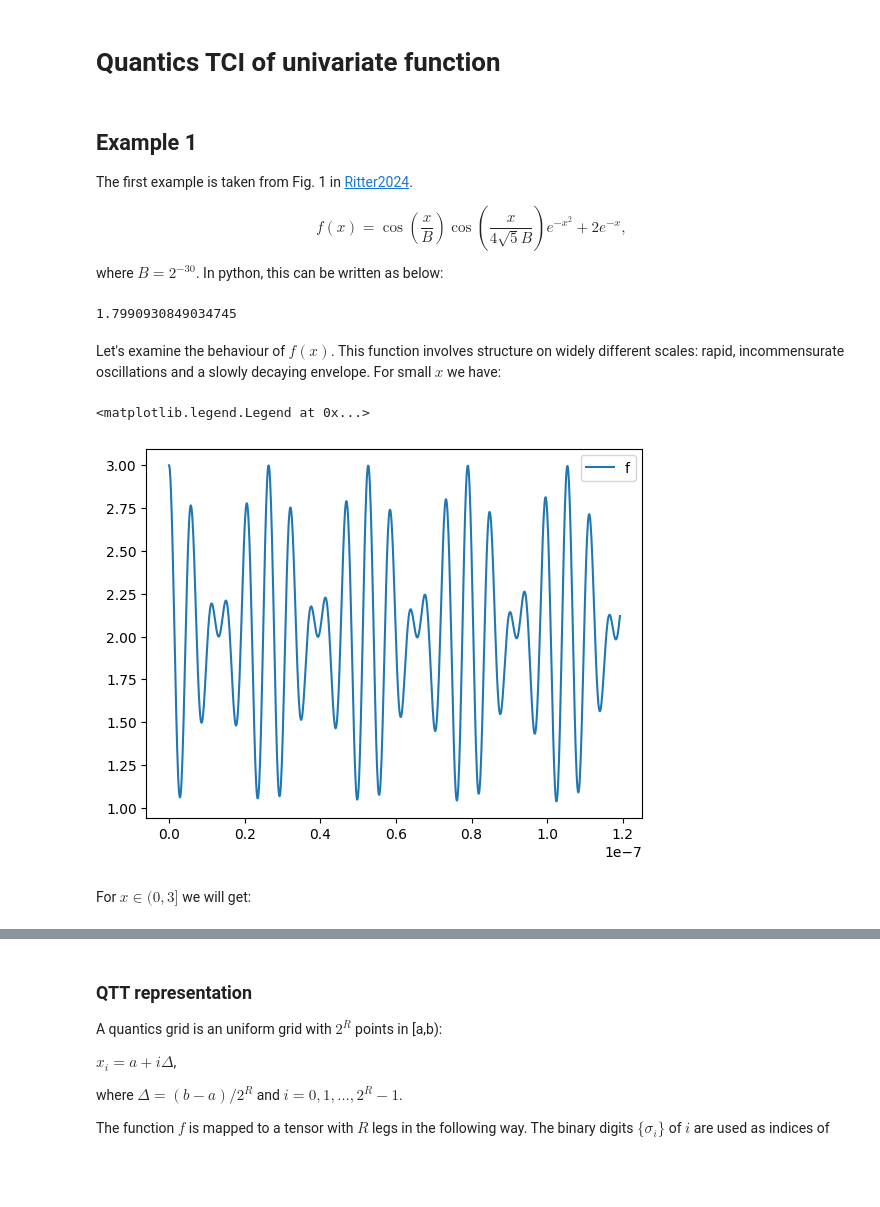
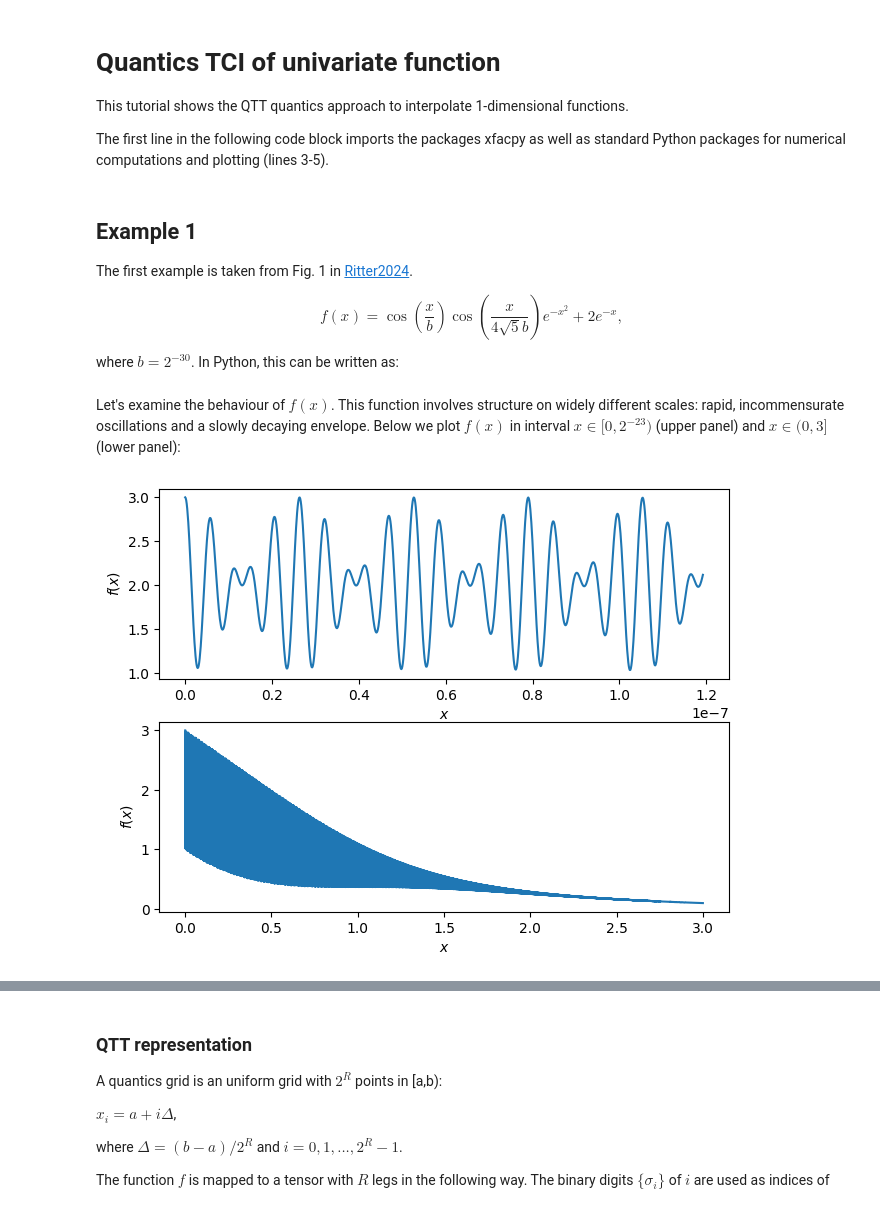
Before and after one commit to tensor4all/xfac, a Jupyter notebook: docs/tutorial-python/quantics1d.ipynb, the cells around one changed output, grey strips where cells are left out. Cells and saved outputs as stored; diff of their text form; code cells hidden in the pictures; blank space fills up the shorter version.

Commit message:
update tutorial quantics1d

```diff
--- a/docs/tutorial-python/quantics1d.ipynb
+++ b/docs/tutorial-python/quantics1d.ipynb
@@ -1,3 +1,7 @@
 # %% [markdown]
 # Quantics TCI of univariate function
+
+This tutorial shows the QTT quantics approach to interpolate 1-dimensional functions.
+
+The first line in the following code block imports the packages xfacpy as well as standard Python packages for numerical computations and plotting (lines 3-5).
 # %%
@@ -13,35 +16,36 @@ import xfacpy
 The first example is taken from Fig. 1 in [Ritter2024](https://arxiv.org/abs/2303.11819).
 
 $$
-f(x) = \cos\left(\frac{x}{B}\right) \cos\left(\frac{x}{4\sqrt{5}B}\right) e^{-x^2} + 2e^{-x},
+f(x) = \cos\left(\frac{x}{b}\right) \cos\left(\frac{x}{4\sqrt{5}b}\right) e^{-x^2} + 2e^{-x},
 $$
 
-where $B = 2^{-30}$. In python, this can be written as below:
+where $b = 2^{-30}$. In Python, this can be written as:
 # %%
-B = 2**(-30) # global variable
 def f(x):
-    return cos(x / B) * cos(x / (4 * sqrt(5) * B)) * exp(-x**2) + 2 * exp(-x)
+    b = 2**(-30)
+    return cos(x / b) * cos(x / (4 * sqrt(5) * b)) * exp(-x**2) + 2 * exp(-x)
 
 def fcaching(x): # this is just to plot later the sampled points
     y = f(x)
     fcaching.sampled[x] = y
     return y
-fcaching.sampled = {}          # this is just to plot later the sampled points
-
-print(f(0.2))
+fcaching.sampled = {}
-# %% [output]
-1.7990930849034745
 # %% [markdown]
 Let's examine the behaviour of $f(x)$. This function involves structure on widely different scales: rapid, incommensurate oscillations and a slowly decaying envelope.
-For small $x$ we have:
+Below we plot $f(x)$ in interval $x \in [0, 2^{-23})$ (upper panel) and $x \in (0, 3]$ (lower panel):
 # %%
+fig, ax = plt.subplots(2)
+fig.tight_layout(pad=1.0)
+
 xs = np.linspace(0, 2.0**(-23), 1000)
-ys = [f(x) for x in xs]
-fig, ax = plt.subplots()
-ax.plot(xs, ys, label="f")
-ax.legend()
+ax[0].plot(xs, [f(x) for x in xs])
+
+xs = np.linspace(0, 3, 100000)
+ax[1].plot(xs, [f(x) for x in xs])
+
+for axis in ax:
+    axis.set_xlabel(r'$x$')
+    axis.set_ylabel(r'$f(x)$')
+plt.show()
 # %% [output]
-<matplotlib.legend.Legend at 0x...>
-[figure, old version]
+[figure, new version]
-# %% [markdown]
-For $x \in (0, 3]$ we will get:
```
Also changed, not shown: parts of 10 cells of this notebook.
